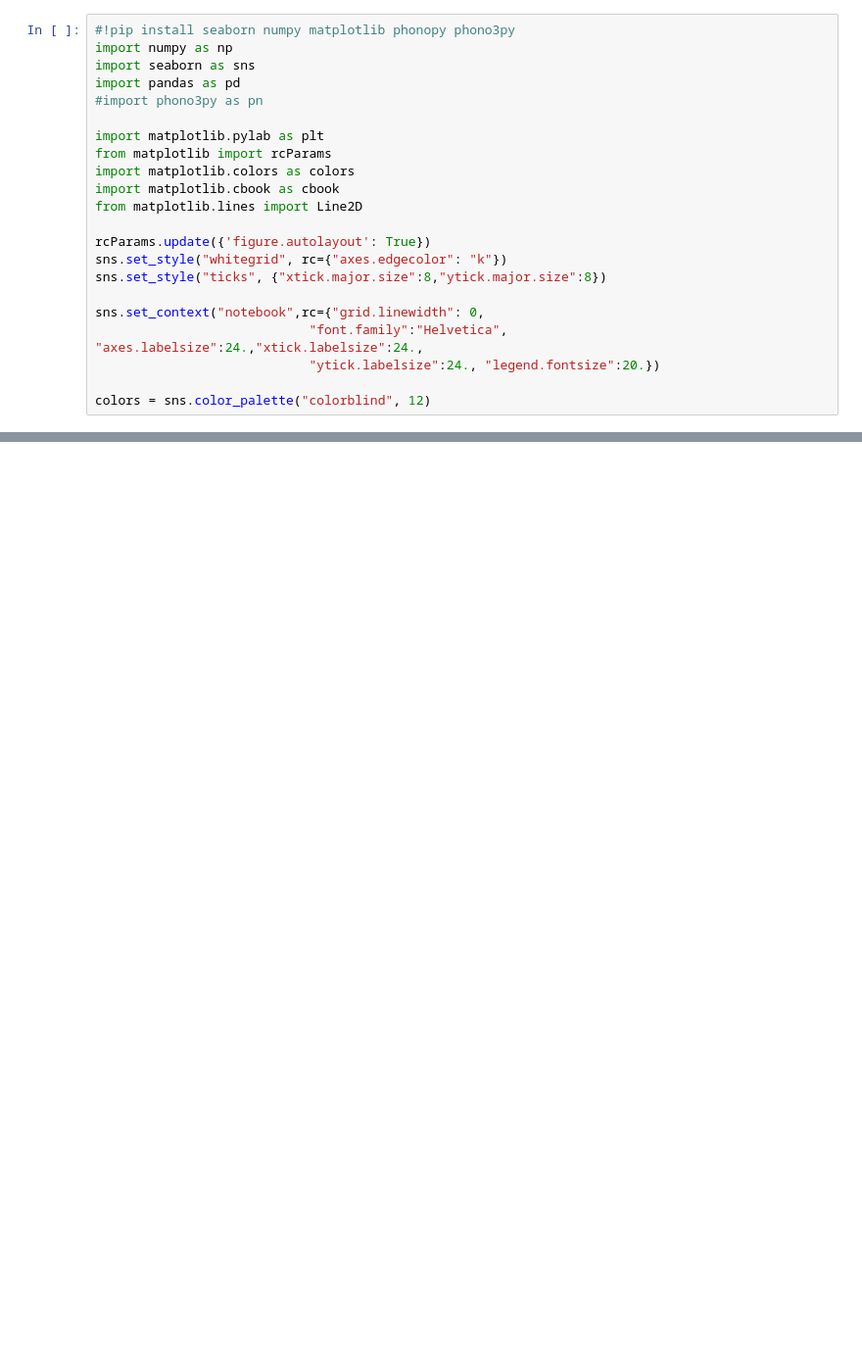
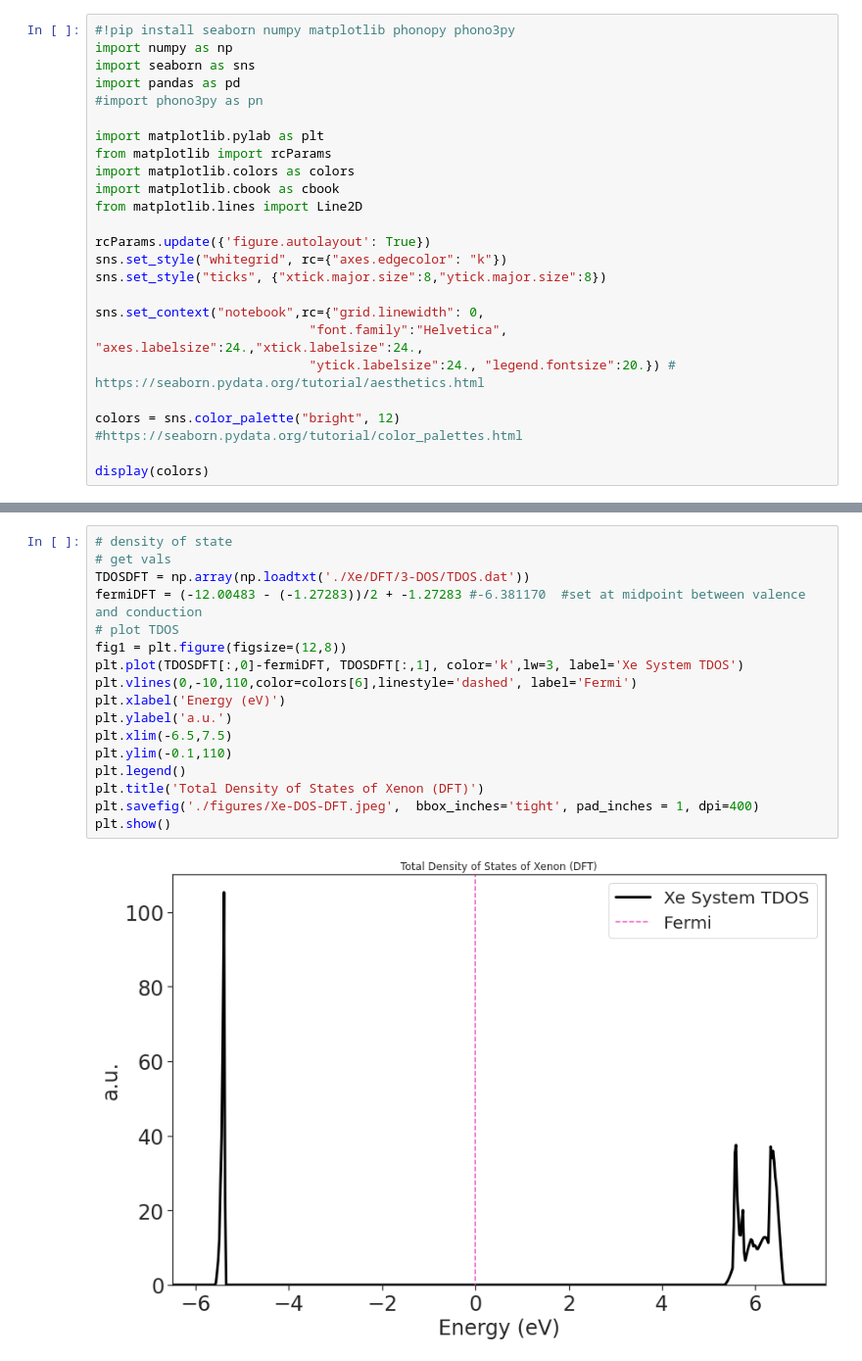
Before and after one commit to ajense28/Python-Scripts, a Jupyter notebook: plotAllXe.ipynb, the cells around one changed output, grey strips where cells are left out. Shown: that part at 98% size. Cells and saved outputs as stored; diff of their text form; blank space fills up the shorter version.

```diff
--- a/plotAllXe.ipynb
+++ b/plotAllXe.ipynb
@@ -17,6 +17,8 @@ sns.set_style("ticks", {"xtick.major.size":8,"ytick.major.size":8})
 
 sns.set_context("notebook",rc={"grid.linewidth": 0,
                             "font.family":"Helvetica", "axes.labelsize":24.,"xtick.labelsize":24.,
-                            "ytick.labelsize":24., "legend.fontsize":20.})
+                            "ytick.labelsize":24., "legend.fontsize":20.}) # https://seaborn.pydata.org/tutorial/aesthetics.html
 
-colors = sns.color_palette("colorblind", 12)
+colors = sns.color_palette("bright", 12) #https://seaborn.pydata.org/tutorial/color_palettes.html
+
+display(colors)
@@ -22,0 +64,19 @@ colors = sns.color_palette("colorblind", 12)
+# %%
+# density of state
+# get vals
+TDOSDFT = np.array(np.loadtxt('./Xe/DFT/3-DOS/TDOS.dat'))
+fermiDFT = (-12.00483 - (-1.27283))/2 + -1.27283 #-6.381170  #set at midpoint between valence and conduction
+# plot TDOS
+fig1 = plt.figure(figsize=(12,8))
+plt.plot(TDOSDFT[:,0]-fermiDFT, TDOSDFT[:,1], color='k',lw=3, label='Xe System TDOS')
+plt.vlines(0,-10,110,color=colors[6],linestyle='dashed', label='Fermi')
+plt.xlabel('Energy (eV)')
+plt.ylabel('a.u.')
+plt.xlim(-6.5,7.5)
+plt.ylim(-0.1,110)
+plt.legend()
+plt.title('Total Density of States of Xenon (DFT)')
+plt.savefig('./figures/Xe-DOS-DFT.jpeg',  bbox_inches='tight', pad_inches = 1, dpi=400)
+plt.show()
+# %% [output]
+[figure, added]
```
Also changed, not shown: parts of 21 cells of this notebook, 2 other files.
